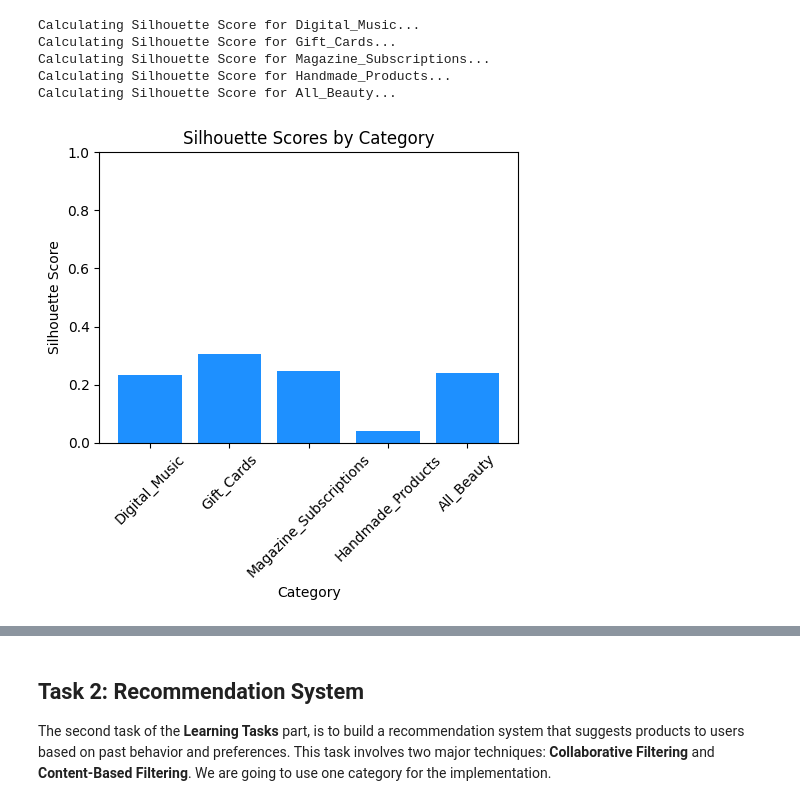
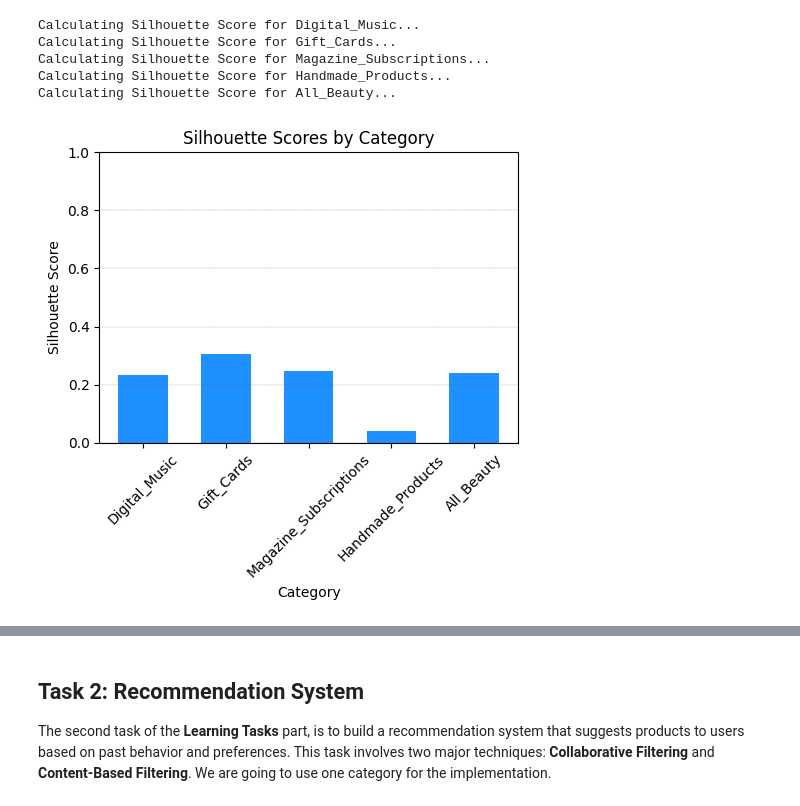
Before and after one commit to AntonisZks/Data-Mining, a Jupyter notebook: Notebooks/data_mining_assignment.ipynb, the cells around one changed output, grey strips where cells are left out. Drawn from its saved outputs; the diff is of its cells as text; code cells hidden in the pictures.

```diff
--- a/Notebooks/data_mining_assignment.ipynb
+++ b/Notebooks/data_mining_assignment.ipynb
@@ -1324,16 +1324,17 @@ Calculating Silhouette Score for Handmade_Products...
 Calculating Silhouette Score for All_Beauty...
 # %%
 plt.figure(figsize=(5, 5))
-plt.bar(categories, silhouette_scores.values(), color='dodgerblue')
+plt.bar(categories, silhouette_scores.values(), color='dodgerblue', width=0.6)  # Adjusted bar width
 plt.xlabel("Category")
 plt.ylabel("Silhouette Score")
 plt.title("Silhouette Scores by Category")
 plt.xticks(rotation=45)
 plt.ylim(0, 1)
+plt.grid(axis='y', color='dimgray', linestyle='dashed', linewidth=0.2)
 plt.tight_layout()
 plt.show()
 # %% [output]
-[figure, old version]
+[figure, new version]
 # %%
 def plot_elbow_method_grid(combined_features, categories, max_clusters=10):
     ''' Plots the elbow method for each category in a grid layout. '''
```
Also changed, not shown: parts of 24 cells of this notebook, 1 other file.
